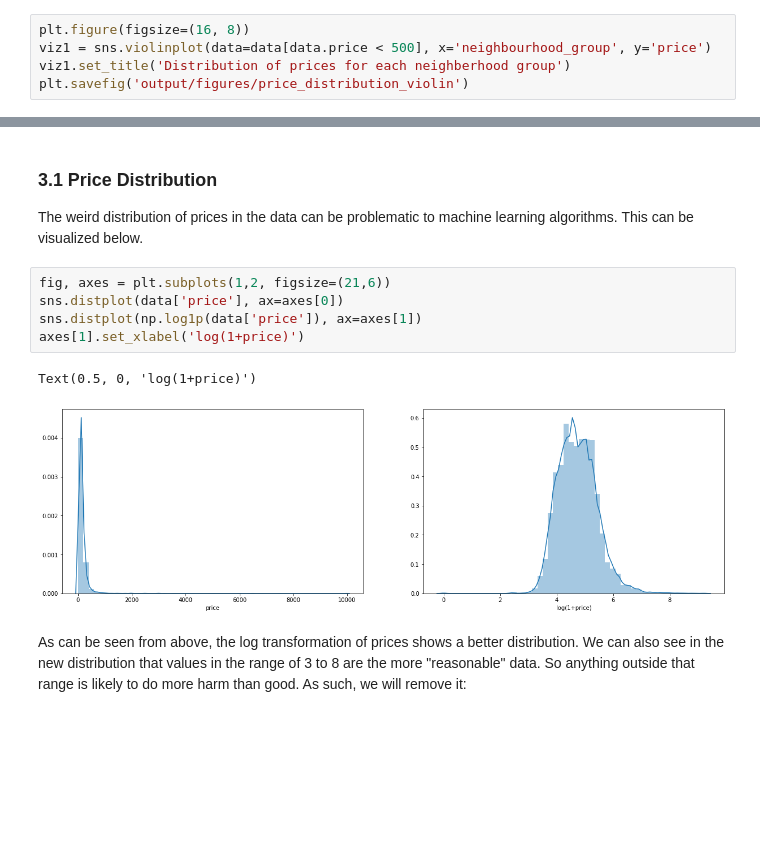
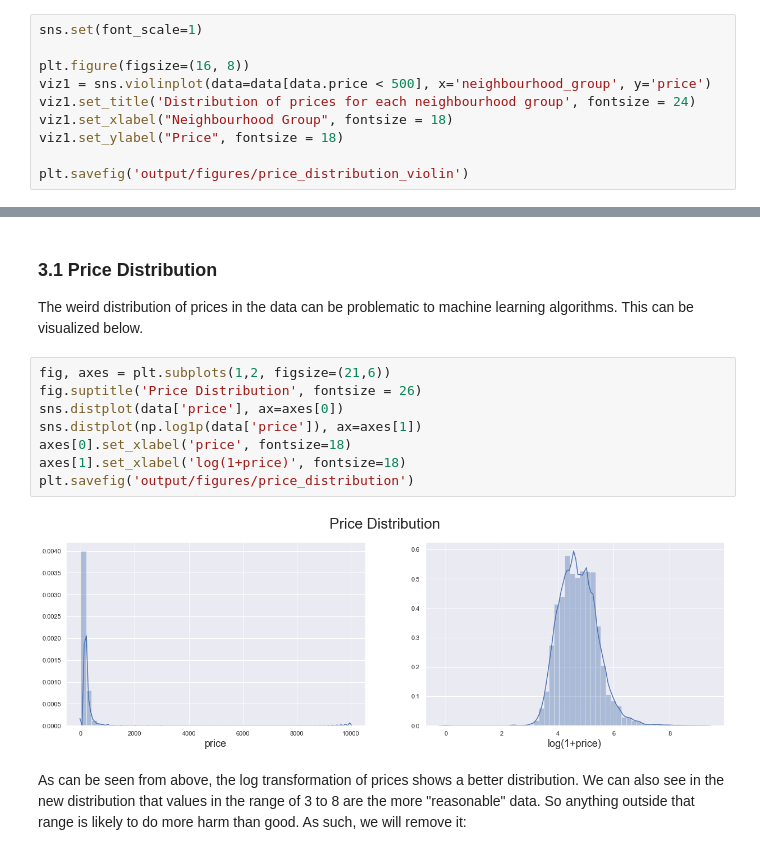
Before and after one commit to jsakhnin/airbnb_predictions, a Jupyter notebook: data_processing.ipynb, the cells around one changed output, grey strips where cells are left out. Drawn from its saved outputs; the diff is of its cells as text; blank space fills up the shorter version.

Commit message:
cleans up figures

```diff
--- a/data_processing.ipynb
+++ b/data_processing.ipynb
@@ -125,8 +125,13 @@ dtype: int64
 ## 2.0 Data Visualization
 It is expected that the neighbourhood and location of the airbnb unit have significant impact on its value and success. Now we will visualize this to confirm. First we look at the distribution of prices based on the 5 neighbourhood groups!
 # %%
+sns.set(font_scale=1)
+
 plt.figure(figsize=(16, 8))
 viz1 = sns.violinplot(data=data[data.price < 500], x='neighbourhood_group', y='price')
-viz1.set_title('Distribution of prices for each neighberhood group')
+viz1.set_title('Distribution of prices for each neighbourhood group', fontsize = 24)
+viz1.set_xlabel("Neighbourhood Group", fontsize = 18)
+viz1.set_ylabel("Price", fontsize = 18)
+
 plt.savefig('output/figures/price_distribution_violin')
 # %% [output]
@@ -187,12 +198,14 @@ plt.show()
 The weird distribution of prices in the data can be problematic to machine learning algorithms. This can be visualized below.
 # %%
 fig, axes = plt.subplots(1,2, figsize=(21,6))
+fig.suptitle('Price Distribution', fontsize = 26)
 sns.distplot(data['price'], ax=axes[0])
 sns.distplot(np.log1p(data['price']), ax=axes[1])
-axes[1].set_xlabel('log(1+price)')
+axes[0].set_xlabel('price', fontsize=18)
+axes[1].set_xlabel('log(1+price)', fontsize=18)
+plt.savefig('output/figures/price_distribution')
 # %% [output]
-Text(0.5, 0, 'log(1+price)')
-[figure, old version]
+[figure, new version]
 # %% [markdown]
 As can be seen from above, the log transformation of prices shows a better distribution. We can also see in the new distribution that values in the range of 3 to 8 are the more "reasonable" data. So anything outside that range is likely to do more harm than good. As such, we will remove it:
 # %%
```
Also changed, not shown: parts of 8 cells of this notebook, 11 other files.
